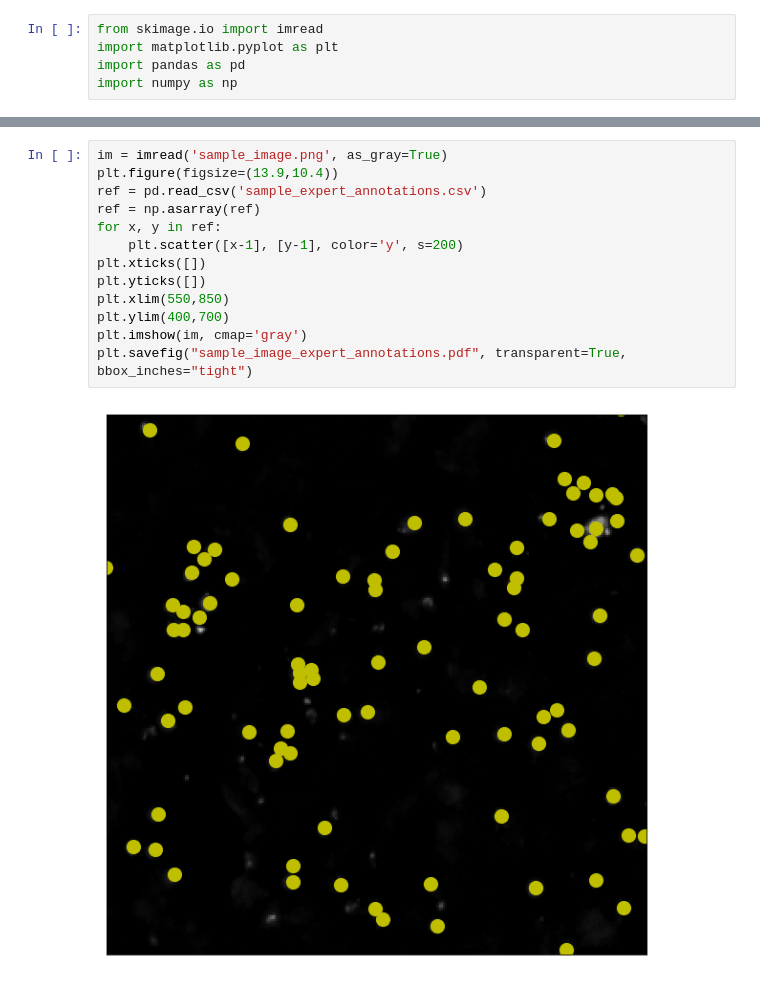
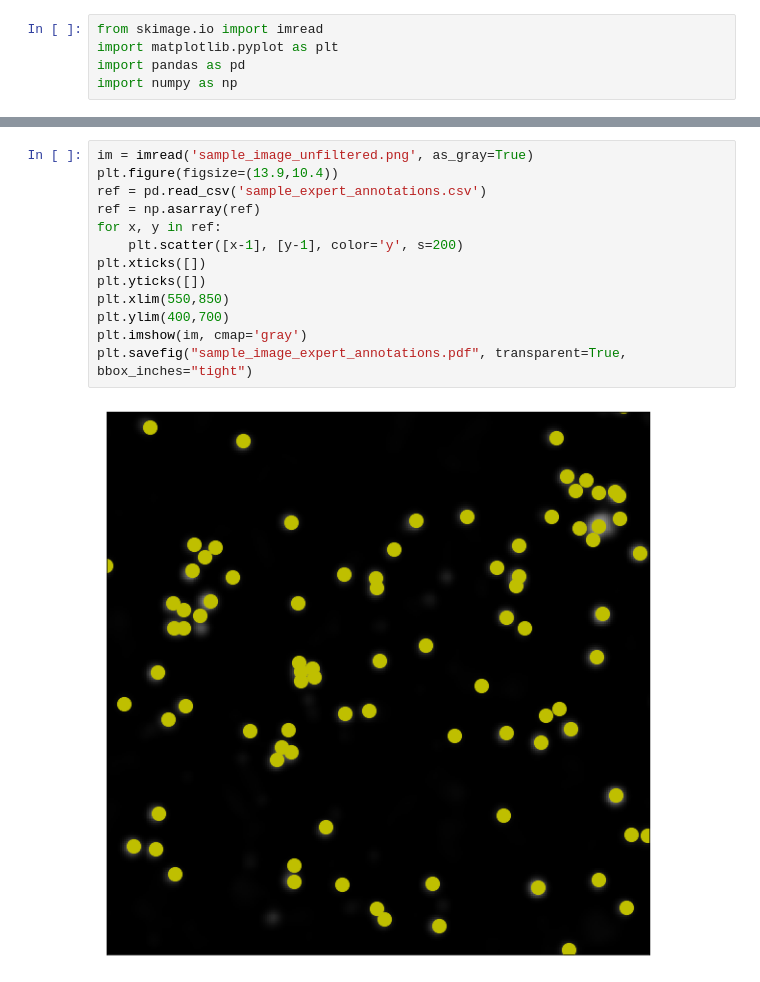
Before and after one commit to czbiohub-sf/instapaper, a Jupyter notebook: figures/MT/fig_1/fig_1.ipynb, the cells around one changed output, grey strips where cells are left out. Drawn from its saved outputs; the diff is of its cells as text.

```diff
--- a/figures/MT/fig_1/fig_1.ipynb
+++ b/figures/MT/fig_1/fig_1.ipynb
@@ -28,15 +28,15 @@ plt.savefig("sample_image_filtered.pdf", transparent=True, bbox_inches="tight")
 # %%
-im = imread('sample_image.png', as_gray=True)
+im = imread('sample_image_unfiltered.png', as_gray=True)
 plt.figure(figsize=(13.9,10.4))
 ref = pd.read_csv('sample_expert_annotations.csv')
 ref = np.asarray(ref)
 for x, y in ref:
     plt.scatter([x-1], [y-1], color='y', s=200)
 plt.xticks([])
 plt.yticks([])
 plt.xlim(550,850)
 plt.ylim(400,700)
 plt.imshow(im, cmap='gray')
 plt.savefig("sample_image_expert_annotations.pdf", transparent=True, bbox_inches="tight")
 # %% [output]
-[figure, old version]
+[figure, new version]
```
Also changed, not shown: parts of 2 cells of this notebook, 44 other files.
